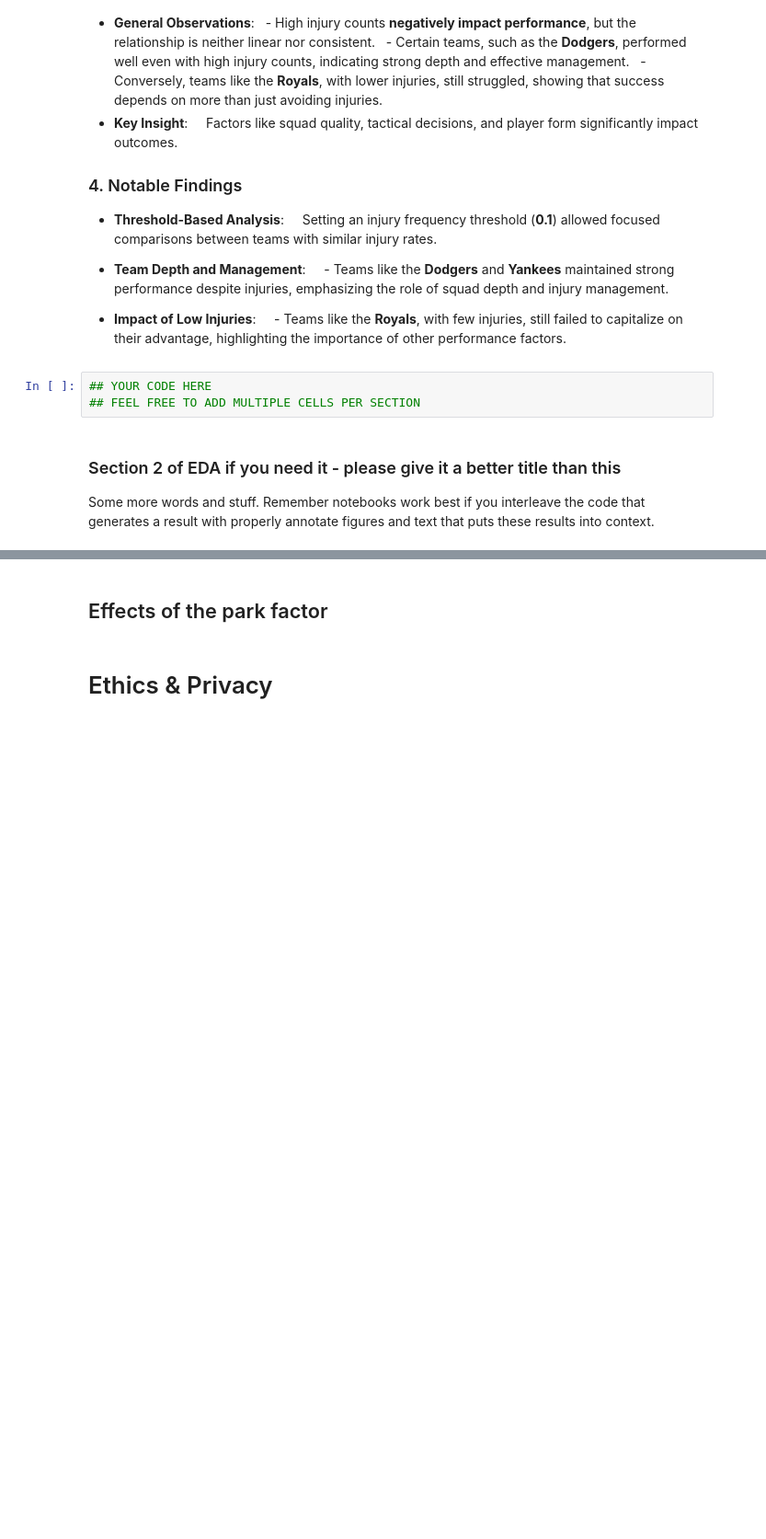
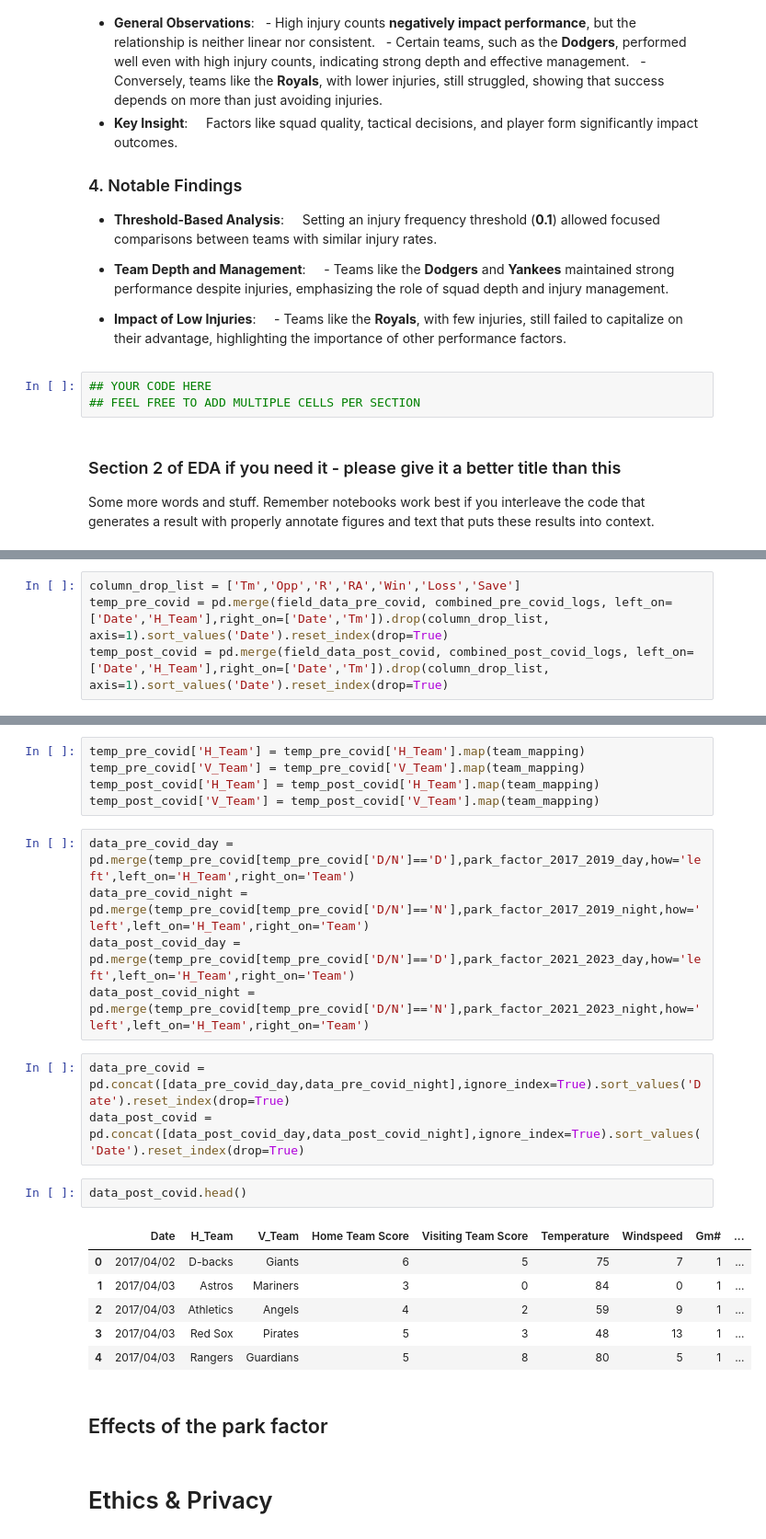
Before and after one commit to Al-Zhen/COGS108-Project, a Jupyter notebook: EDACheckpoint_Group071_FA24.ipynb, the cells around one changed output, grey strips where cells are left out. Shown at 92% size. Saved outputs shown, nothing was run; the diff lists cells and outputs as text; blank space fills up the shorter version.

Commit message:
End of the day. Merged data for my part

```diff
--- a/EDACheckpoint_Group071_FA24.ipynb
+++ b/EDACheckpoint_Group071_FA24.ipynb
@@ -926,0 +898,4 @@ Some more words and stuff.  Remember notebooks work best if you interleave the c
+# %%
+column_drop_list = ['Tm','Opp','R','RA','Win','Loss','Save']
+temp_pre_covid = pd.merge(field_data_pre_covid, combined_pre_covid_logs, left_on=['Date','H_Team'],right_on=['Date','Tm']).drop(column_drop_list, axis=1).sort_values('Date').reset_index(drop=True)
+temp_post_covid = pd.merge(field_data_post_covid, combined_post_covid_logs, left_on=['Date','H_Team'],right_on=['Date','Tm']).drop(column_drop_list, axis=1).sort_values('Date').reset_index(drop=True)
@@ -927,3 +935,25 @@ Some more words and stuff.  Remember notebooks work best if you interleave the c
+# %%
+temp_pre_covid['H_Team'] = temp_pre_covid['H_Team'].map(team_mapping)
+temp_pre_covid['V_Team'] = temp_pre_covid['V_Team'].map(team_mapping)
+temp_post_covid['H_Team'] = temp_post_covid['H_Team'].map(team_mapping)
+temp_post_covid['V_Team'] = temp_post_covid['V_Team'].map(team_mapping)
+# %%
+data_pre_covid_day = pd.merge(temp_pre_covid[temp_pre_covid['D/N']=='D'],park_factor_2017_2019_day,how='left',left_on='H_Team',right_on='Team')
+data_pre_covid_night = pd.merge(temp_pre_covid[temp_pre_covid['D/N']=='N'],park_factor_2017_2019_night,how='left',left_on='H_Team',right_on='Team')
+data_post_covid_day = pd.merge(temp_pre_covid[temp_pre_covid['D/N']=='D'],park_factor_2021_2023_day,how='left',left_on='H_Team',right_on='Team')
+data_post_covid_night = pd.merge(temp_pre_covid[temp_pre_covid['D/N']=='N'],park_factor_2021_2023_night,how='left',left_on='H_Team',right_on='Team')
+# %%
+data_pre_covid = pd.concat([data_pre_covid_day,data_pre_covid_night],ignore_index=True).sort_values('Date').reset_index(drop=True)
+data_post_covid = pd.concat([data_post_covid_day,data_post_covid_night],ignore_index=True).sort_values('Date').reset_index(drop=True)
+# %%
+data_post_covid.head()
+# %% [output]
+|  | Date | H_Team | V_Team | Home Team Score | Visiting Team Score | Temperature | Windspeed | Gm# | ... |
+| 0 | 2017/04/02 | D-backs | Giants | 6 | 5 | 75 | 7 | 1 | ... |
+| 1 | 2017/04/03 | Astros | Mariners | 3 | 0 | 84 | 0 | 1 | ... |
+| 2 | 2017/04/03 | Athletics | Angels | 4 | 2 | 59 | 9 | 1 | ... |
+| 3 | 2017/04/03 | Red Sox | Pirates | 5 | 3 | 48 | 13 | 1 | ... |
+| 4 | 2017/04/03 | Rangers | Guardians | 5 | 8 | 80 | 5 | 1 | ... |
 # %% [markdown]
 ## Effects of the park factor
 # %% [markdown]
```
Also changed, not shown: parts of 12 cells of this notebook.
